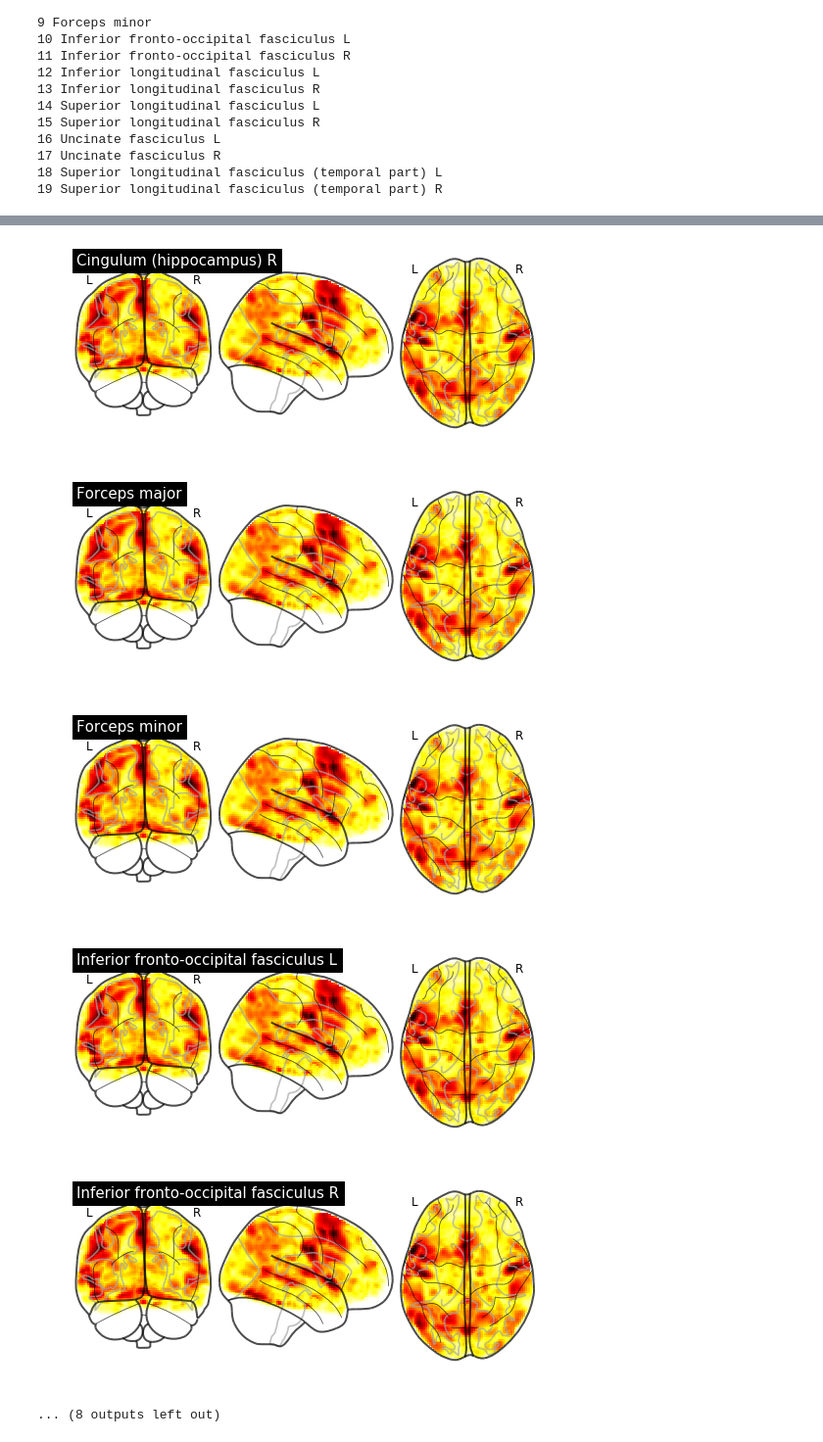
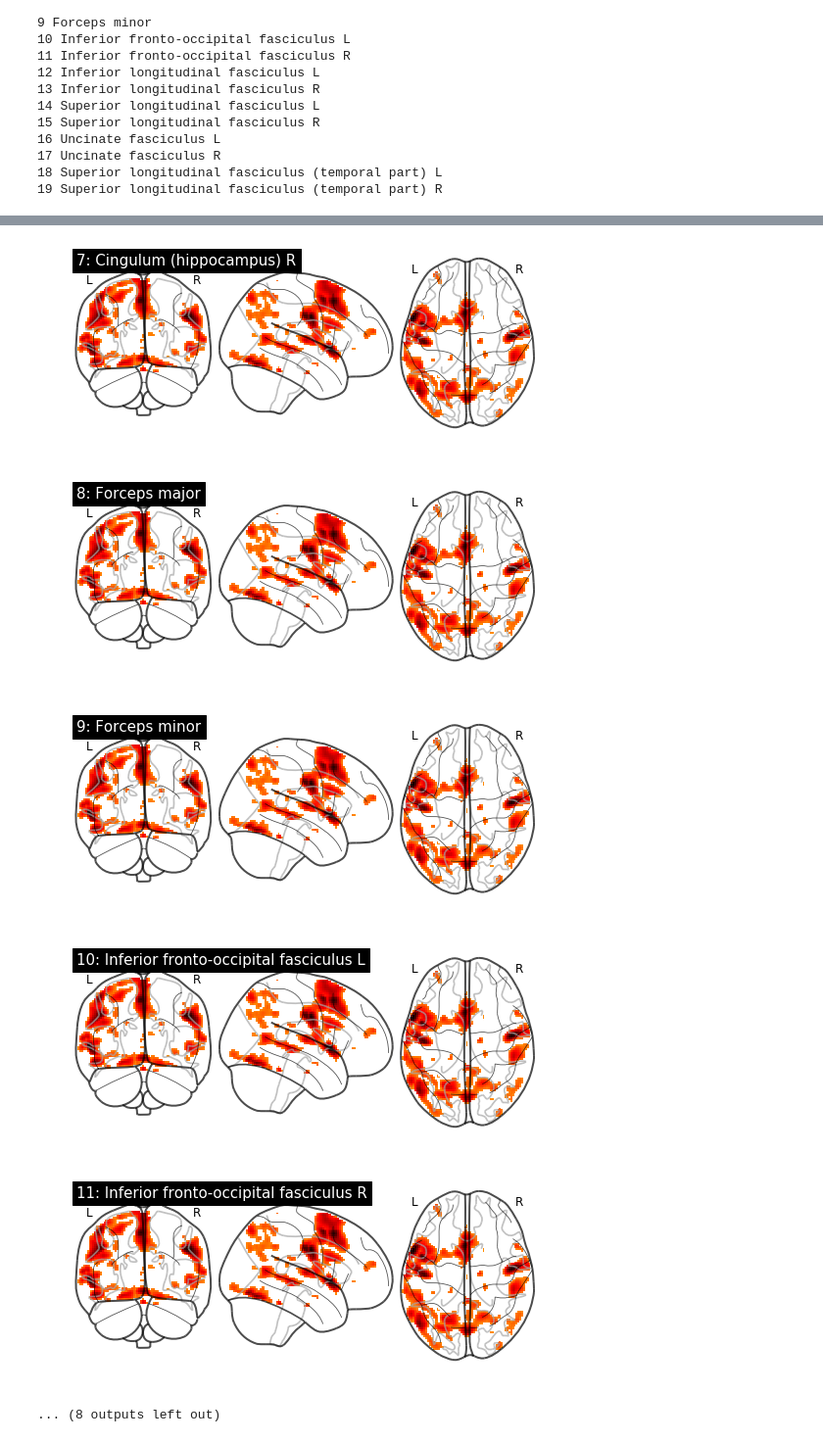
Before and after one commit to BrainNetworksCourse/problem-set-1-dbeam12, a Jupyter notebook: pset1_visualization.ipynb, the cells around one changed output, grey strips where cells are left out. Shown at 98% size. Saved outputs shown, nothing was run; the diff lists cells and outputs as text; code cells hidden in the pictures.

```diff
--- a/pset1_visualization.ipynb
+++ b/pset1_visualization.ipynb
@@ -120,5 +120,6 @@ for i in jhu_md:
 
     # plot the image as a "glass brain" using nilearn.plotting with the title as shown in the example above
     # INSERT PLOTTING FUNCTION HERE
-    plotting.plot_glass_brain(statmap, title=jhu_md[i],annotate=True)
+    colon=": "
+    plotting.plot_glass_brain(statmap,title=str(i)+colon+jhu_md[i],annotate=True,threshold=4)
 # %% [output]
@@ -132,6 +133,6 @@ for i in jhu_md:
-[figure, old version]
+[figure, new version]
-[figure, old version]
+[figure, new version]
-[figure, old version]
+[figure, new version]
-[figure, old version]
+[figure, new version]
-[figure, old version]
+[figure, new version]
 ... (8 outputs left out)
```
Also changed, not shown: parts of 2 cells of this notebook.
